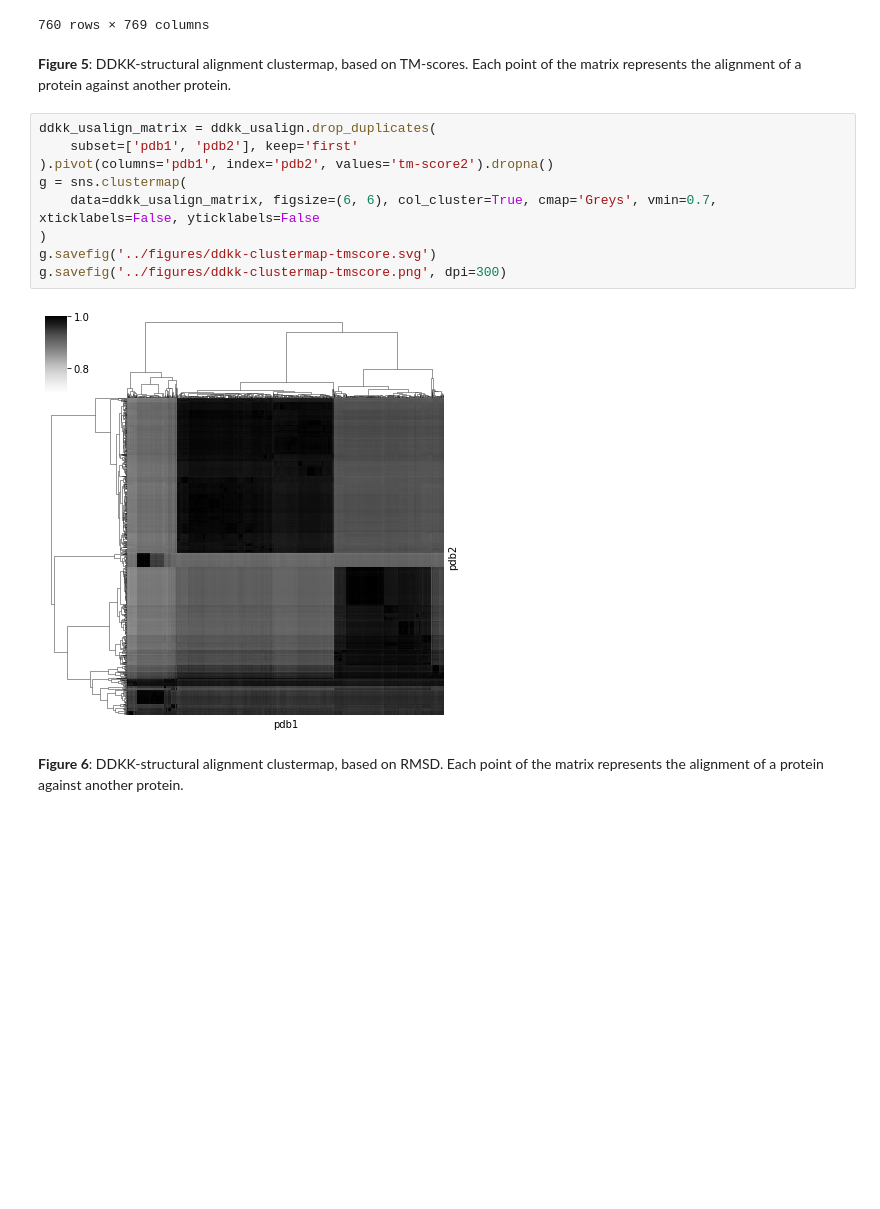
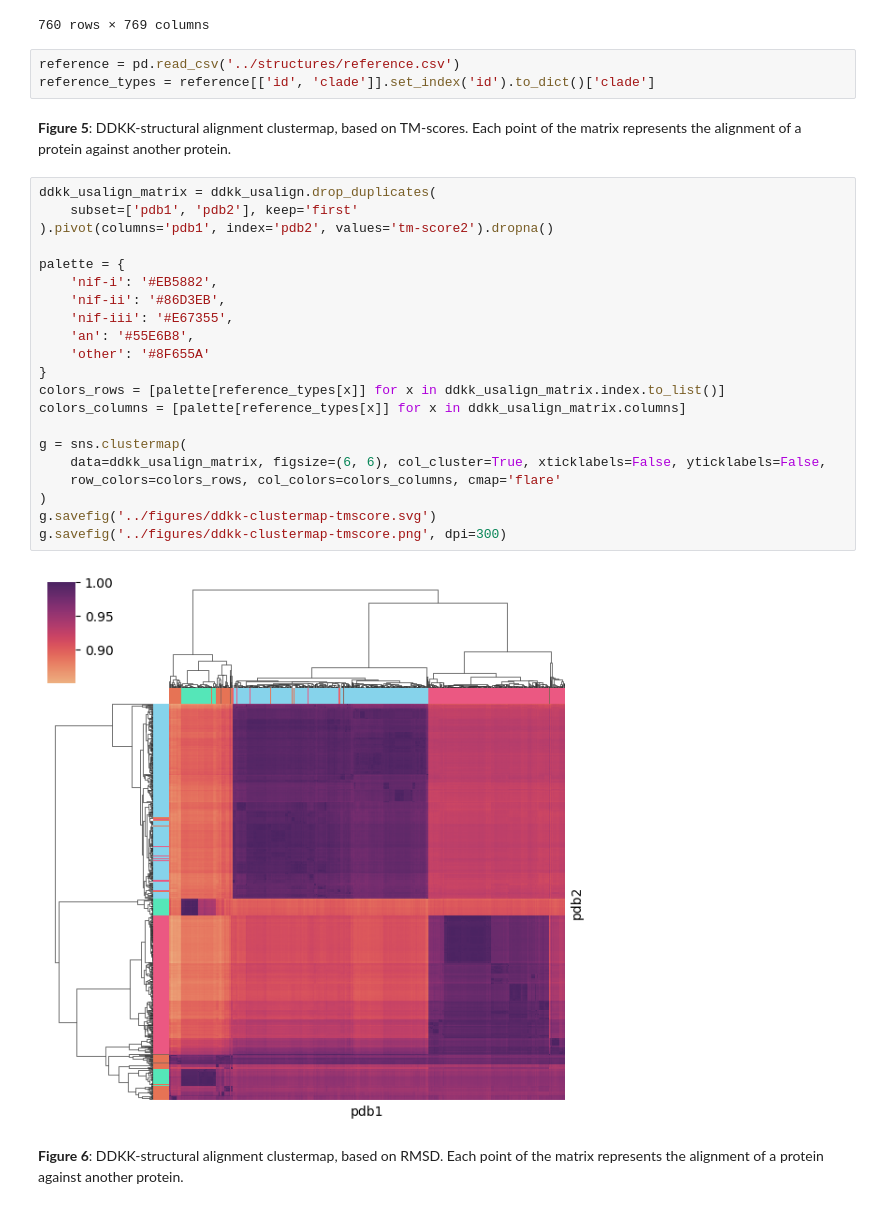
Before and after one commit to kacarlab/nif-structures, a Jupyter notebook: notebooks/04-structural-alignment.ipynb, the cells around one changed output. Cells and saved outputs as stored; diff of their text form; blank space fills up the shorter version.

```diff
--- a/notebooks/04-structural-alignment.ipynb
+++ b/notebooks/04-structural-alignment.ipynb
@@ -89,19 +89,34 @@ ddkk_usalign_matrix
 | nsdb-000768 | 0.9895 | 0.9959 | 0.9936 | 0.9878 | 0.9274 | 0.9777 | 0.8777 | ... |
 | nsdb-000769 | 0.9889 | 0.9899 | 0.9893 | 0.9847 | 0.9273 | 0.9952 | 0.8844 | ... |
 760 rows × 769 columns
+# %%
+reference = pd.read_csv('../structures/reference.csv')
+reference_types = reference[['id', 'clade']].set_index('id').to_dict()['clade']
 # %% [markdown]
 **Figure 5**: DDKK-structural alignment clustermap, based on TM-scores. Each point of the matrix represents the alignment of a protein against another protein.
 # %%
 ddkk_usalign_matrix = ddkk_usalign.drop_duplicates(
     subset=['pdb1', 'pdb2'], keep='first'
 ).pivot(columns='pdb1', index='pdb2', values='tm-score2').dropna()
+
+palette = {
+    'nif-i': '#EB5882',
+    'nif-ii': '#86D3EB',
+    'nif-iii': '#E67355',
+    'an': '#55E6B8',
+    'other': '#8F655A'
+}
+colors_rows = [palette[reference_types[x]] for x in ddkk_usalign_matrix.index.to_list()]
+colors_columns = [palette[reference_types[x]] for x in ddkk_usalign_matrix.columns]
+
 g = sns.clustermap(
-    data=ddkk_usalign_matrix, figsize=(6, 6), col_cluster=True, cmap='Greys', vmin=0.7, xticklabels=False, yticklabels=False
+    data=ddkk_usalign_matrix, figsize=(6, 6), col_cluster=True, xticklabels=False, yticklabels=False,
+    row_colors=colors_rows, col_colors=colors_columns, cmap='flare'
 )
 g.savefig('../figures/ddkk-clustermap-tmscore.svg')
 g.savefig('../figures/ddkk-clustermap-tmscore.png', dpi=300)
 # %% [output]
-[figure, old version]
+[figure, new version]
 # %% [markdown]
 **Figure 6**: DDKK-structural alignment clustermap, based on RMSD. Each point of the matrix represents the alignment of a protein against another protein.
 # %%
```
Also changed, not shown: parts of 6 cells of this notebook, 12 other files.
